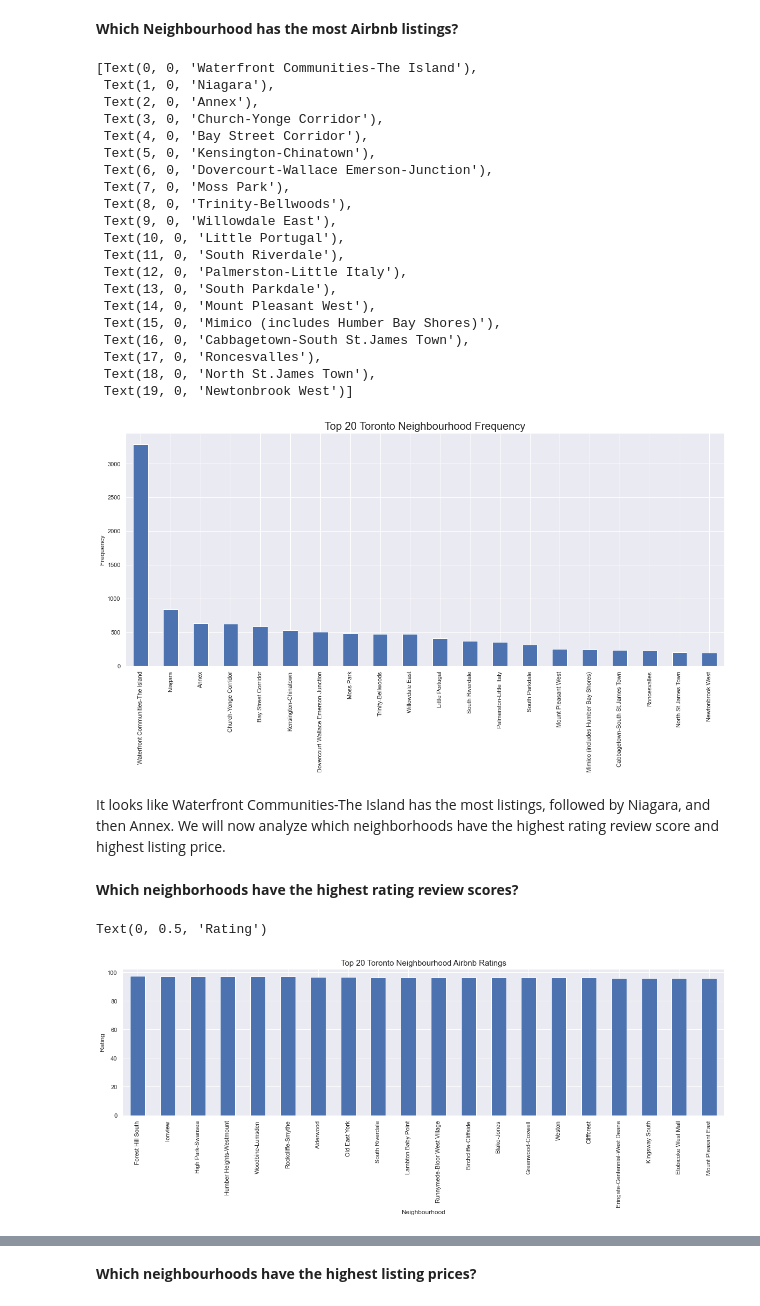
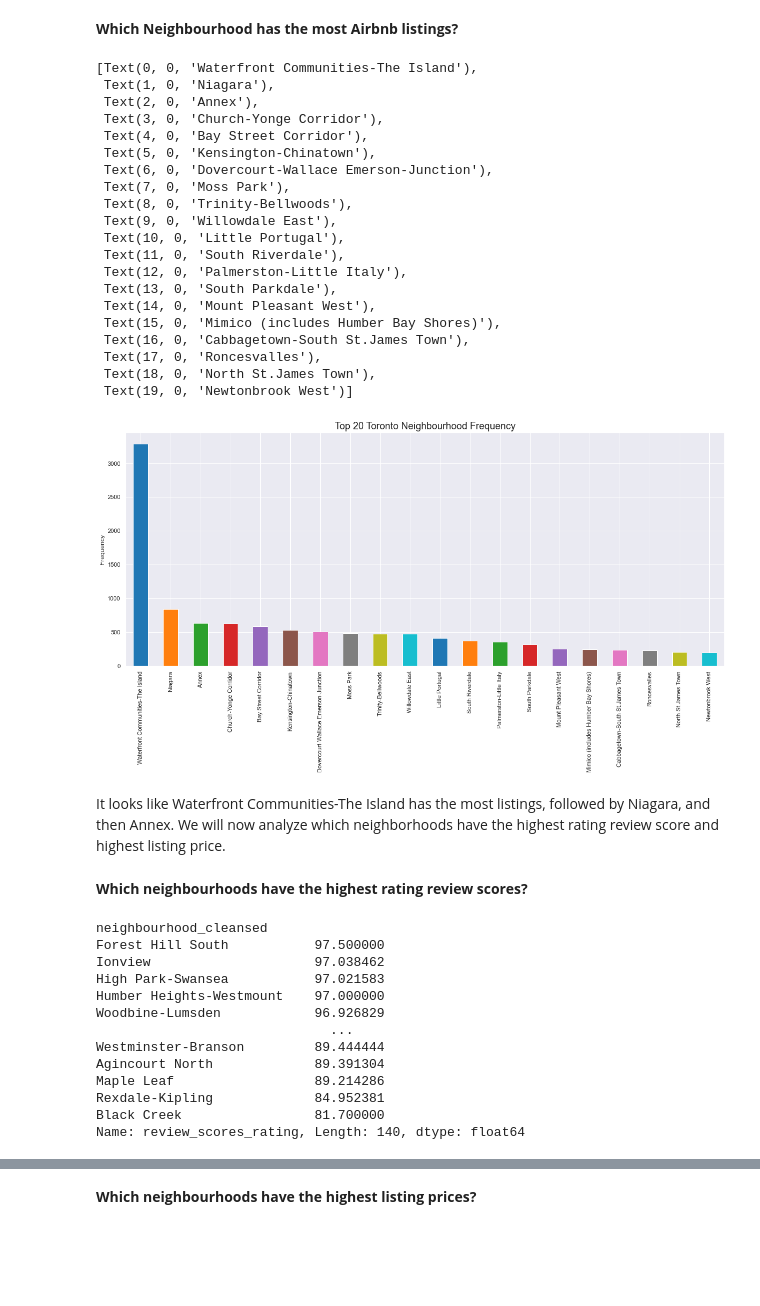
Before and after one commit to peterle93/Toronto-Airbnb-Analysis, a Jupyter notebook: Toronto Airbnb Dataset.ipynb, the cells around one changed output, grey strips where cells are left out. Saved outputs shown, nothing was run; the diff lists cells and outputs as text; code cells hidden in the pictures; blank space fills up the shorter version.

```diff
--- a/Toronto Airbnb Dataset.ipynb
+++ b/Toronto Airbnb Dataset.ipynb
@@ -198,43 +190,53 @@ Name: neighbourhood_cleansed, dtype: int64
 **Which Neighbourhood has the most Airbnb listings?**
 # %%
 sns.set(rc={'figure.figsize':(20,8)})
-viz_bar = top_niegh.plot(kind='bar')
-viz_bar.set_title('Top 20 Toronto Neighbourhood Frequency', size=20)
-viz_bar.set_ylabel('Frequency')
-viz_bar.set_xticklabels(viz_bar.get_xticklabels(), rotation=90)
+colors = ['#1f77b4', '#ff7f0e', '#2ca02c', '#d62728', '#9467bd',
+          '#8c564b', '#e377c2', '#7f7f7f', '#bcbd22', '#17becf']
+bgraph = top_niegh.plot(kind='bar', color = colors)
+bgraph.set_title('Top 20 Toronto Neighbourhood Frequency', size=18)
+bgraph.set_ylabel('Frequency')
+bgraph.set_xticklabels(bgraph.get_xticklabels(), rotation=90)
 # %% [output]
 [Text(0, 0, 'Waterfront Communities-The Island'),
  Text(1, 0, 'Niagara'),
  Text(2, 0, 'Annex'),
  Text(3, 0, 'Church-Yonge Corridor'),
  Text(4, 0, 'Bay Street Corridor'),
  Text(5, 0, 'Kensington-Chinatown'),
  Text(6, 0, 'Dovercourt-Wallace Emerson-Junction'),
  Text(7, 0, 'Moss Park'),
  Text(8, 0, 'Trinity-Bellwoods'),
  Text(9, 0, 'Willowdale East'),
  Text(10, 0, 'Little Portugal'),
  Text(11, 0, 'South Riverdale'),
  Text(12, 0, 'Palmerston-Little Italy'),
  Text(13, 0, 'South Parkdale'),
  Text(14, 0, 'Mount Pleasant West'),
  Text(15, 0, 'Mimico (includes Humber Bay Shores)'),
  Text(16, 0, 'Cabbagetown-South St.James Town'),
  Text(17, 0, 'Roncesvalles'),
  Text(18, 0, 'North St.James Town'),
  Text(19, 0, 'Newtonbrook West')]
-[figure, old version]
+[figure, new version]
 # %% [markdown]
 It looks like Waterfront Communities-The Island has the most listings, followed by Niagara, and then Annex. We will now analyze which neighborhoods have the highest rating review score and highest listing price.
 # %% [markdown]
-**Which neighborhoods have the highest rating review scores?**
+**Which neighbourhoods have the highest rating review scores?**
 # %%
-# Groups a dataframe by "neighbourhood_group_cleansed" and displays a chart with the means of "review_scores_rating"
+# groups a dataframe by "neighbourhood_group_cleansed" and displays a chart with the means of "review_scores_rating"
 neigh_rating = df_list.groupby('neighbourhood_cleansed')['review_scores_rating'].mean().sort_values(ascending=False)
-neigh_rating[:20].plot.bar(figsize=(20,5))
-plt.title('Top 20 Toronto Neighbourhood Airbnb Ratings', size=15)
-plt.xlabel('Neighbourhood')
-plt.ylabel('Rating')
+neigh_rating
 # %% [output]
-Text(0, 0.5, 'Rating')
+neighbourhood_cleansed
+Forest Hill South           97.500000
+Ionview                     97.038462
+High Park-Swansea           97.021583
+Humber Heights-Westmount    97.000000
+Woodbine-Lumsden            96.926829
+                              ...
+Westminster-Branson         89.444444
+Agincourt North             89.391304
+Maple Leaf                  89.214286
+Rexdale-Kipling             84.952381
+Black Creek                 81.700000
+Name: review_scores_rating, Length: 140, dtype: float64
-[figure, removed]
```
Also changed, not shown: parts of 72 cells of this notebook.
